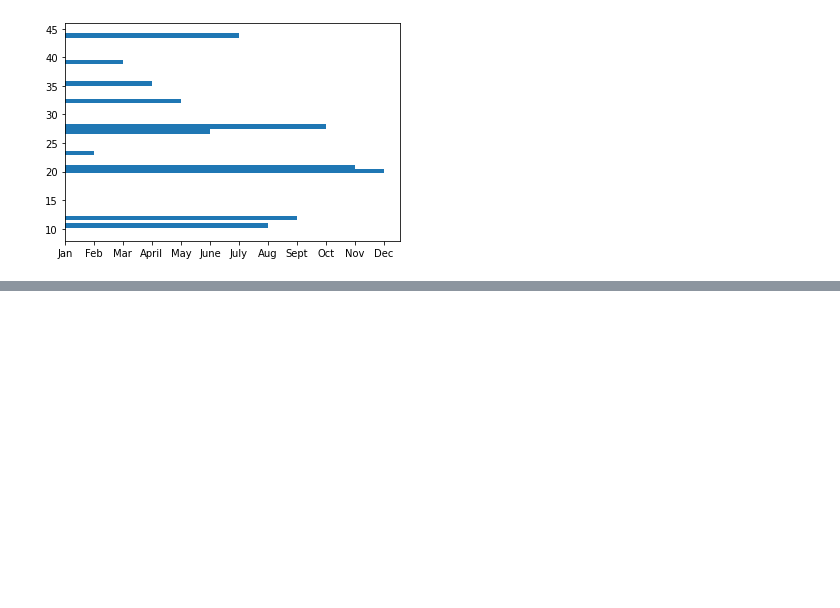
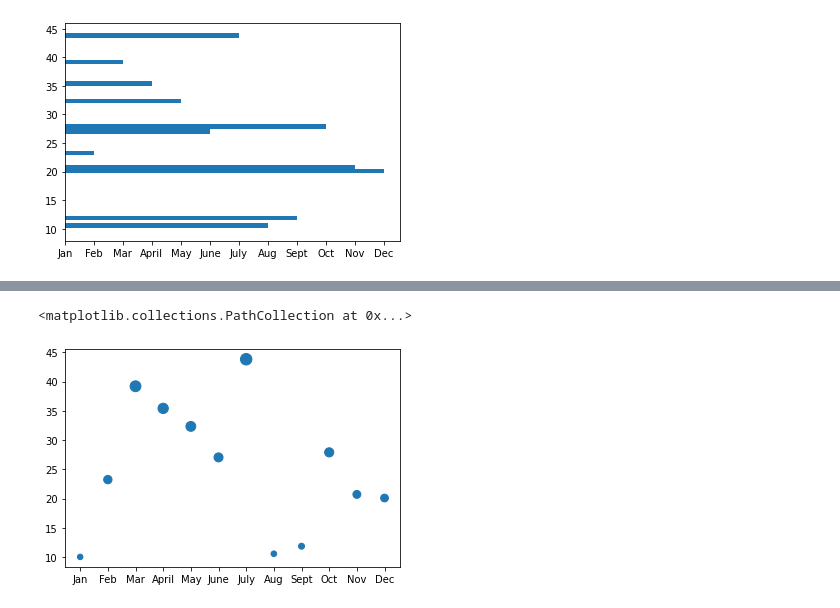
Before and after one commit to racruz25/pyber-analysis, a Jupyter notebook: matplotlib_practice.ipynb, the cells around one changed output, grey strips where cells are left out. Cells and saved outputs as stored; diff of their text form; code cells hidden in the pictures; blank space fills up the shorter version.

```diff
--- a/matplotlib_practice.ipynb
+++ b/matplotlib_practice.ipynb
@@ -140,0 +166,5 @@ ax.barh(y_axis, x_axis)
+# %%
+plt.scatter(x_axis, y_axis, s=y_axis_larger)
+# %% [output]
+<matplotlib.collections.PathCollection at 0x...>
+[figure, added]
```
Also changed, not shown: parts of 8 cells of this notebook.
